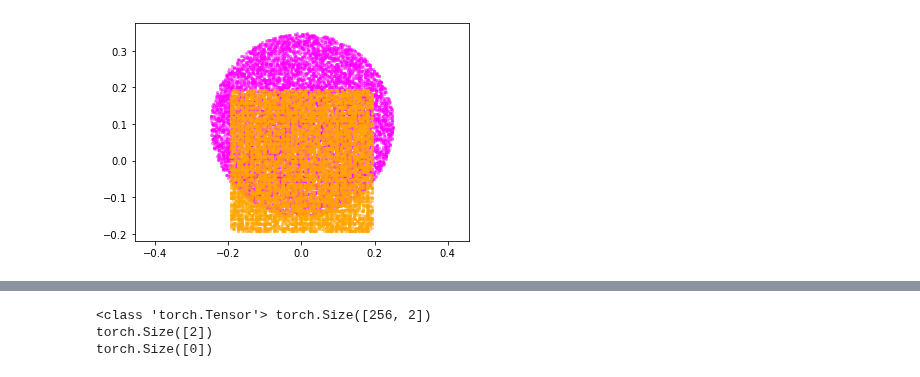
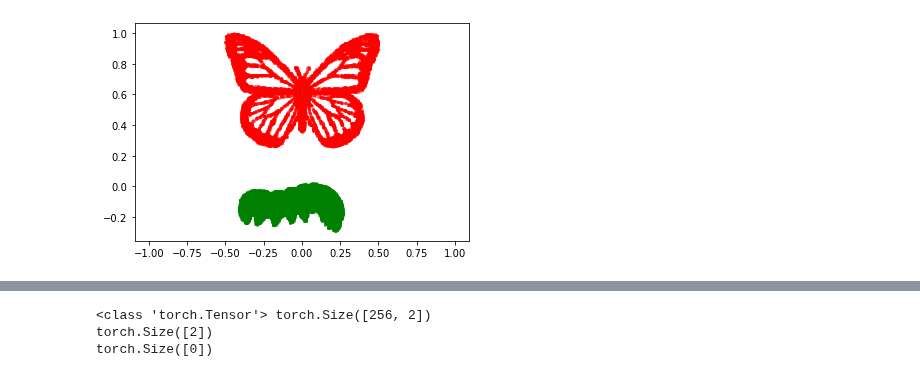
Before and after one commit to pzpzpzp1/wassflow, a Jupyter notebook: cnf-sinkhorn-demo.ipynb, the cells around one changed output, grey strips where cells are left out. Cells and saved outputs as stored; diff of their text form; code cells hidden in the pictures.

```diff
--- a/cnf-sinkhorn-demo.ipynb
+++ b/cnf-sinkhorn-demo.ipynb
@@ -33,29 +33,29 @@ from LearnTraj import learn_trajectory
 # %%
 device = torch.device('cuda' if torch.cuda.is_available() else 'cpu')
 caterpillar = 1-ImageDataset.import_img('caterpillar.png'); caterpillar/=caterpillar.max();
 butterfly = 255-ImageDataset.import_img('butterfly.jpg'); butterfly/=butterfly.max();
 circle = 255-ImageDataset.import_img('circle.jpeg'); circle/=circle.max();
 square = 1-ImageDataset.import_img('square.png'); square/=square.max();
 dset1 = ImageDataset(img=caterpillar*1,thresh=.8);
 dset2 = ImageDataset(img=butterfly*1,thresh=.8)
 dset3 = ImageDataset(img=circle*1,thresh=.8)
 dset4 = ImageDataset(img=square*1,thresh=.8)
 
 n = 10000;
 dat1 = dset1.sample(n);
 dat2 = dset2.sample(n);
 dat3 = dset3.sample(n)*.7;
 dat4 = dset4.sample(n);
 dat1*=-1; dat1[:,1]-=.1;
 dat2*=-1; dat2[:,1]+=.5;
 dat3[:,1]+=.1;
 
-# plt.scatter(dat1.detach().numpy()[:,0],dat1.detach().numpy()[:,1],s=10, alpha=0.5, linewidths=0,c='green')
-# plt.scatter(dat2.detach().numpy()[:,0],dat2.detach().numpy()[:,1],s=10, alpha=0.5, linewidths=0,c='red')
-plt.scatter(dat3.detach().numpy()[:,0],dat3.detach().numpy()[:,1],s=10, alpha=0.5, linewidths=0,c='magenta')
-plt.scatter(dat4.detach().numpy()[:,0],dat4.detach().numpy()[:,1],s=10, alpha=0.5, linewidths=0,c='orange')
+plt.scatter(dat1.detach().numpy()[:,0],dat1.detach().numpy()[:,1],s=10, alpha=0.5, linewidths=0,c='green')
+plt.scatter(dat2.detach().numpy()[:,0],dat2.detach().numpy()[:,1],s=10, alpha=0.5, linewidths=0,c='red')
+# plt.scatter(dat3.detach().numpy()[:,0],dat3.detach().numpy()[:,1],s=10, alpha=0.5, linewidths=0,c='magenta')
+# plt.scatter(dat4.detach().numpy()[:,0],dat4.detach().numpy()[:,1],s=10, alpha=0.5, linewidths=0,c='orange')
 plt.axis('equal')
 plt.show()
 # %% [output]
-[figure, old version]
+[figure, new version]
 # %%
```
Also changed, not shown: parts of 4 cells of this notebook, 3 other files.
